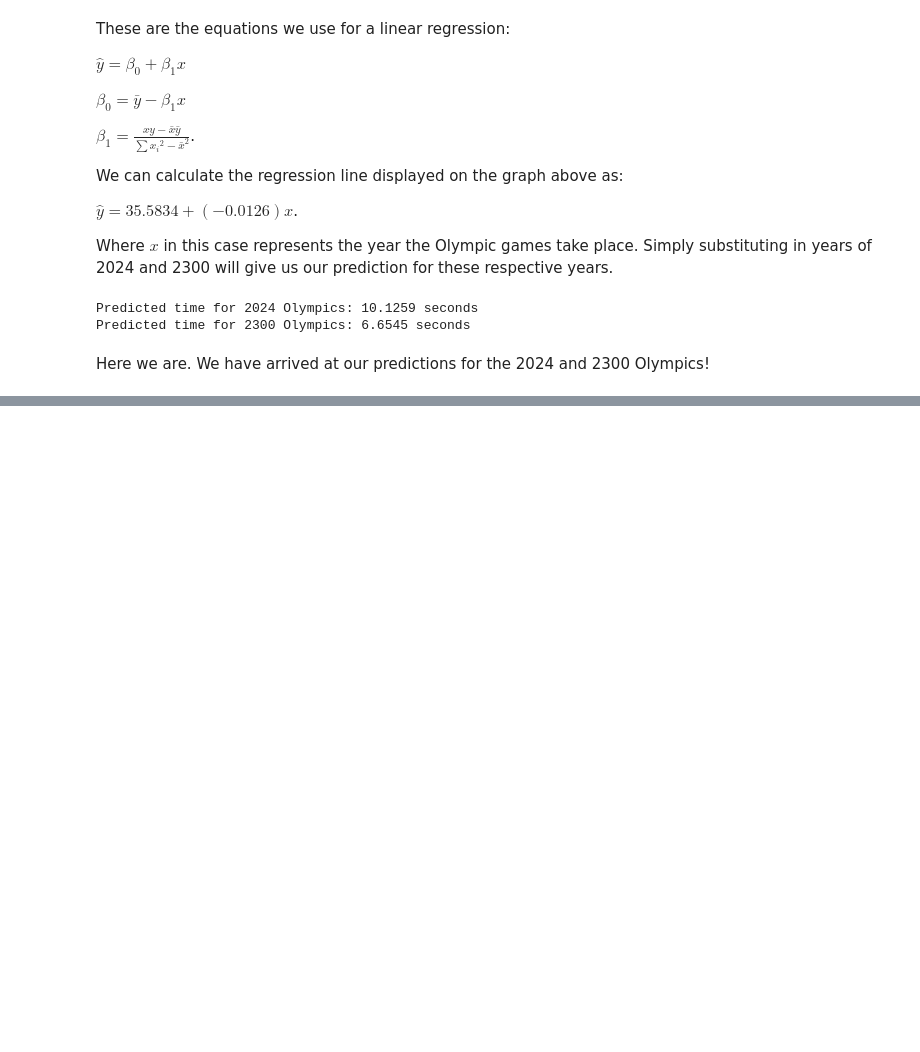
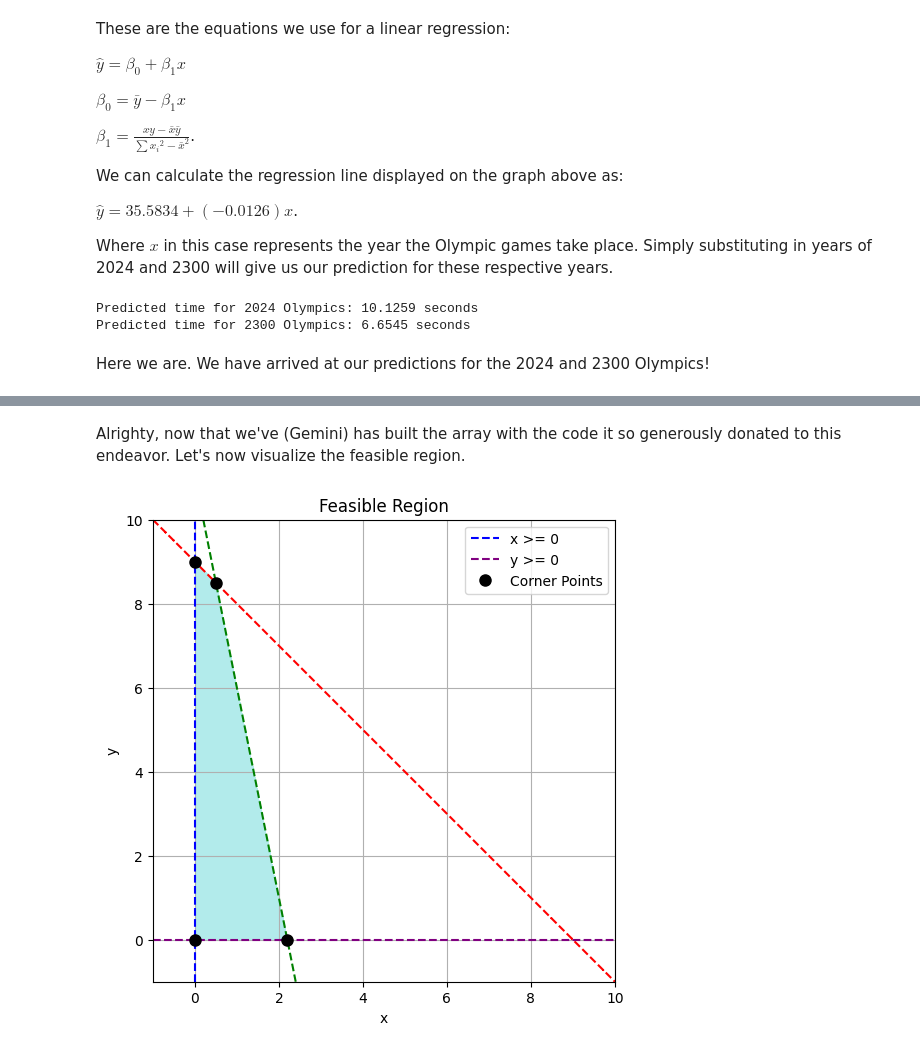
Before and after one commit to LBear98/CPSMA-Operations-Research, a Jupyter notebook: Operations_Research_(LB).ipynb, the cells around one changed output, grey strips where cells are left out. Cells and saved outputs as stored; diff of their text form; code cells hidden in the pictures; blank space fills up the shorter version.

```diff
--- a/Operations_Research_(LB).ipynb
+++ b/Operations_Research_(LB).ipynb
@@ -504,0 +590,49 @@ Here we are. We have arrived at our predictions for the 2024 and 2300 Olympics!
+# %% [markdown]
+Alrighty, now that we've (Gemini) has built the array with the code it so generously donated to this endeavor. Let's now visualize the feasible region.
+# %%
+import matplotlib.pyplot as plt
+import numpy as np
+
+# Define the range for x and y values
+x_vals = np.linspace(-1, 10, 400)
+y_vals = np.linspace(-1, 10, 400)
+X, Y = np.meshgrid(x_vals, y_vals)
+
+# Define the inequalities
+ineq1 = X + Y - 9     # x + y <= 9   -> x + y - 9 <= 0
+ineq2 = 5*X + Y - 11  # 5x + y <= 11 -> 5x + y - 11 <= 0
+ineq3 = -X            # x >= 0       -> -x <= 0
+ineq4 = -Y            # y >= 0       -> -y <= 0
+
+# Create the plot
+plt.figure(figsize=(8, 6))
+
+# Plot the boundaries of the inequalities
+plt.contour(X, Y, ineq1, [0], colors='r', linestyles='dashed')
+plt.contour(X, Y, ineq2, [0], colors='g', linestyles='dashed')
+plt.contour(X, Y, ineq3, [0], colors='b', linestyles='dashed')
+plt.contour(X, Y, ineq4, [0], colors='purple', linestyles='dashed')
+
+# Shade the feasible region
+plt.contourf(X, Y, ineq1, [None, 0], colors='red', alpha=0.1)
+plt.contourf(X, Y, ineq2, [None, 0], colors='green', alpha=0.1)
+plt.contourf(X, Y, ineq3, [None, 0], colors='blue', alpha=0.1)
+plt.contourf(X, Y, ineq4, [None, 0], colors='purple', alpha=0.1)
+
+# Add labels and title
+plt.xlabel('x')
+plt.ylabel('y')
+plt.title('Feasible Region')
+plt.grid(True)
+plt.axis([-1, 10, -1, 10]) # Set axis limits for better visualization
+
+# Plot the corner points
+corner_points = [(0, 0), (0.5, 8.5), (0, 9), (2.2, 0)] # Using the corner points found previously
+corner_x = [p[0] for p in corner_points]
+corner_y = [p[1] for p in corner_points]
+plt.plot(corner_x, corner_y, 'ko', markersize=8, label='Corner Points') # 'ko' for black circles
+
+plt.legend()
+plt.show()
+# %% [output]
+[figure, added]
```
Also changed, not shown: parts of 16 cells of this notebook.
